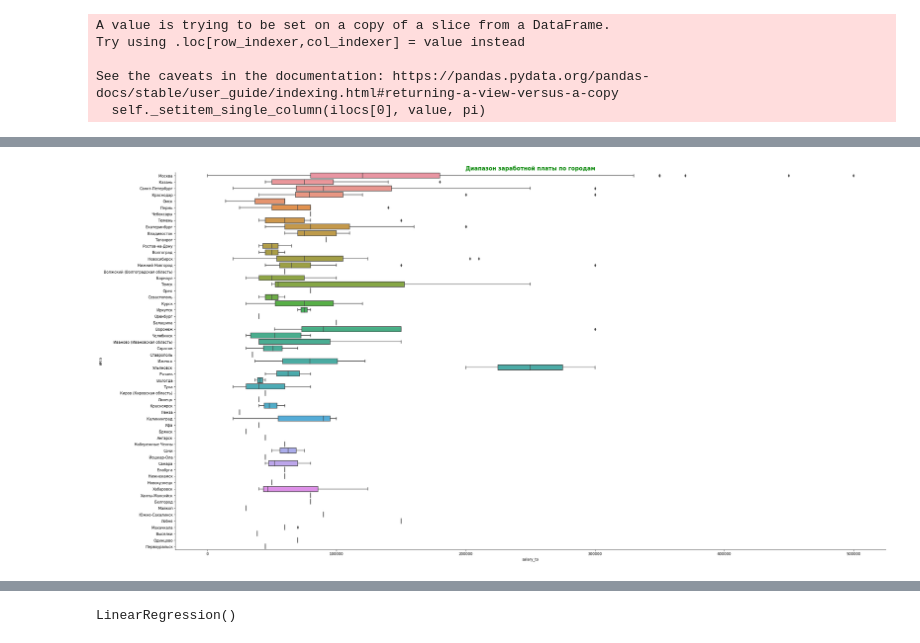
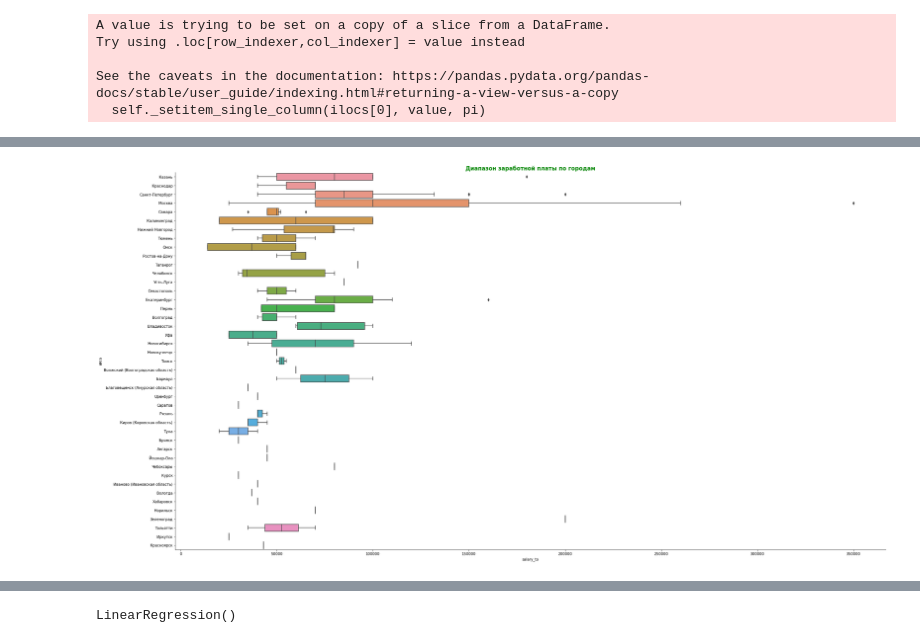
Before and after one commit to kopatych73/da_homeworks, a Jupyter notebook: FinProj000.ipynb, the cells around one changed output, grey strips where cells are left out. Saved outputs shown, nothing was run; the diff lists cells and outputs as text; code cells hidden in the pictures.

```diff
--- a/FinProj000.ipynb
+++ b/FinProj000.ipynb
@@ -219,6 +226,6 @@ plt.show()
 # %%
 # попытка заполнить недостающие данные
-add_info = additional[['id', 'experience','key_skills']]
+add_info = add_without_exp[['id', 'experience','key_skills']]
 add_info['exb_by_year'] = add_info['experience'].apply(get_name)
 add_info.loc[:,'experience'] = add_info['experience'].apply(get_name)
 #add_info.drop('experience', axis=1, inplace=True)
@@ -421,3 +428,5 @@ def get_skills(cell):
         d.append(el['name'])
     return d
         #d.append(cell.name[])
+# %%
+vac_without_skill = target_df_full[~target_df_full['key_skills'].isnull()]
@@ -424,6 +448,7 @@ def get_skills(cell):
 # %%
 #target_df_full['skills'] =
-target_df_full['skills'] = target_df_full['key_skills'].apply(get_skills)
+target_df_full['skills'] = vac_without_skill['key_skills'].apply(get_skills)
+#target_df_full['key_skills'].apply(get_skills)
 # %%
 target_df_full.head()
 # %% [output]
@@ -598,21 +625,26 @@ plt.show()
 sal = target_df_full[~target_df_full['salary'].isnull()]
 #sal_sorted = sal['salary_to'].sort_values(ascending=False)
 #sal_sorted.head()
+# %%
+#sl0 = sal[sal['salary_from']==0].drop()
+sl0 = sal.loc[sal['salary_from']!=0]
+sl0 = sl0.loc[sl0['salary_from']==sl0['salary_to']]
+#city_df = city_df.loc[city_df['Площадь'] > 1000]
 # %%
 sns.catplot(
     y='area',
     x='salary_to',
-    data=sal,
+    data=sl0,
     kind='box',
     #hue='Promotion',
     height=15,
     aspect=2);
 plt.title('Диапазон заработной платы по городам',
           size=15,
           color='g',
           weight='bold');
 # %% [output]
-[figure, old version]
+[figure, new version]
 # %%
 # Предсказание заработной платы линейной регрессией
 from sklearn.linear_model import LinearRegression
```
Also changed, not shown: parts of 47 cells of this notebook.
